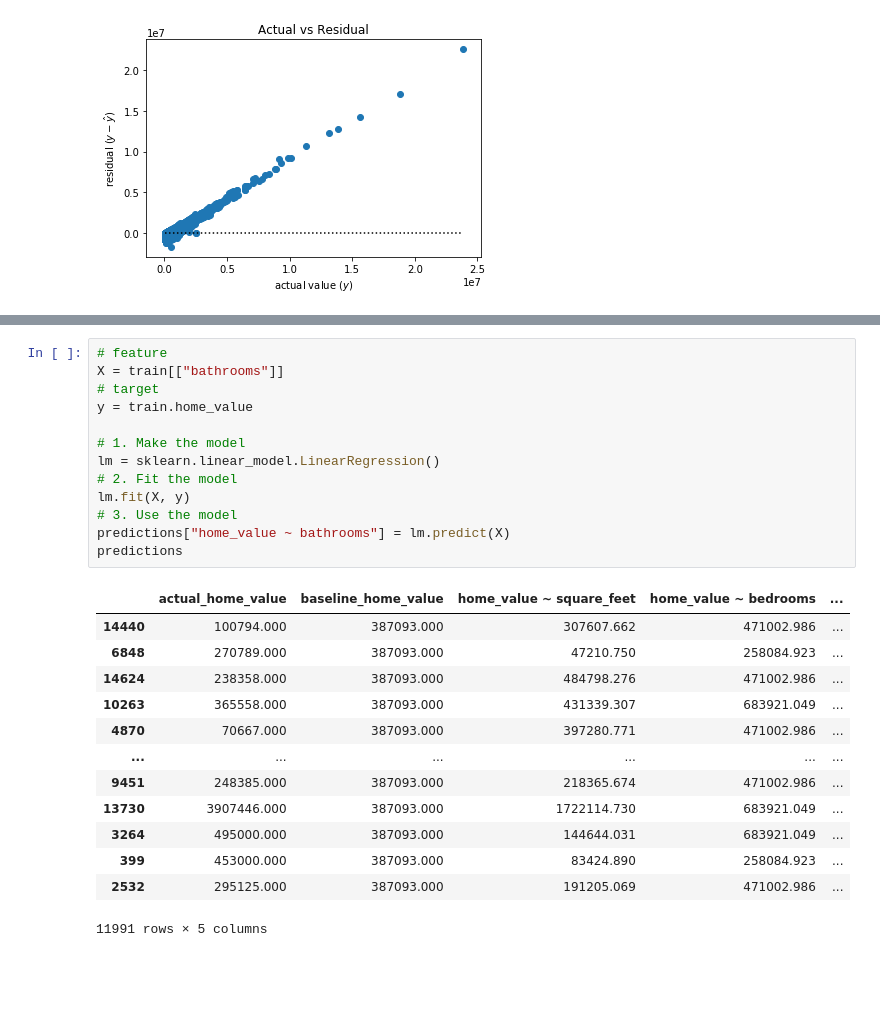
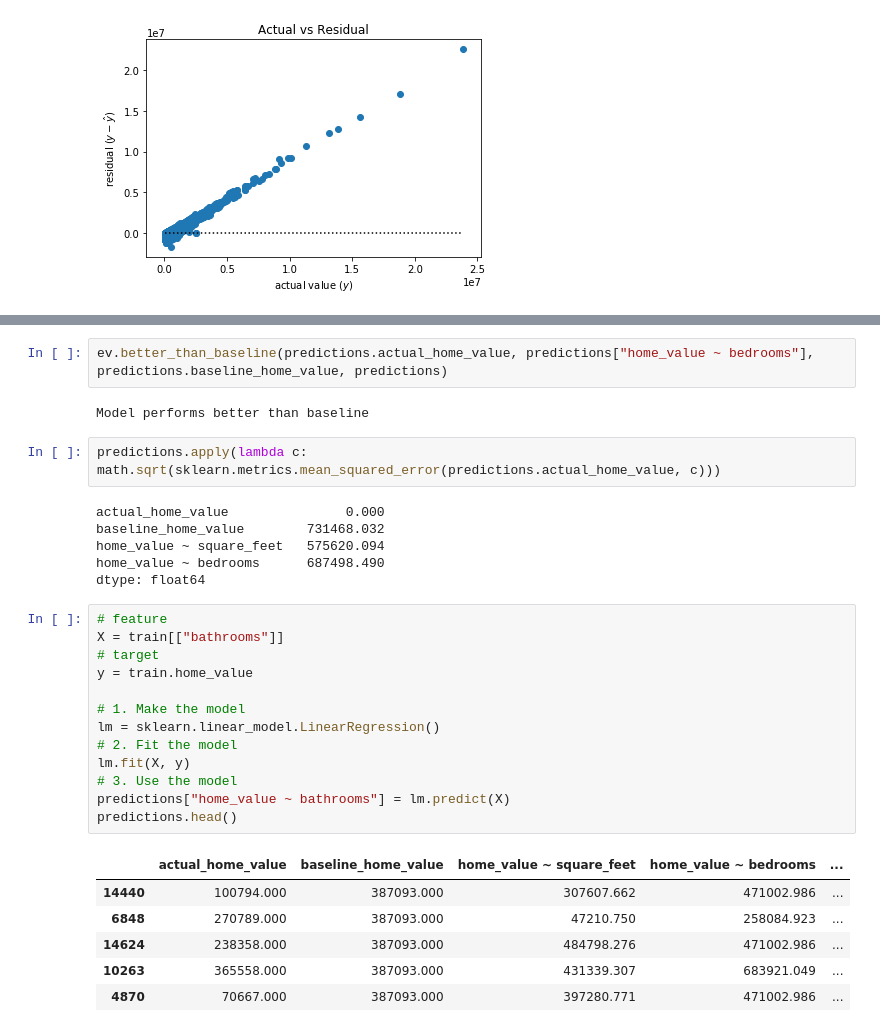
Before and after one commit to aleclhartman/zillow_project, a Jupyter notebook: zillow_project_pipeline.ipynb, the cells around one changed output, grey strips where cells are left out. Drawn from its saved outputs; the diff is of its cells as text; blank space fills up the shorter version.

```diff
--- a/zillow_project_pipeline.ipynb
+++ b/zillow_project_pipeline.ipynb
@@ -354,27 +337,32 @@ plt.show()
+# %%
+ev.better_than_baseline(predictions.actual_home_value, predictions["home_value ~ bedrooms"], predictions.baseline_home_value, predictions)
+# %% [output]
+Model performs better than baseline
+# %%
+predictions.apply(lambda c: math.sqrt(sklearn.metrics.mean_squared_error(predictions.actual_home_value, c)))
+# %% [output]
+actual_home_value               0.000
+baseline_home_value        731468.032
+home_value ~ square_feet   575620.094
+home_value ~ bedrooms      687498.490
+dtype: float64
 # %%
 # feature
 X = train[["bathrooms"]]
 # target
 y = train.home_value
 
 # 1. Make the model
 lm = sklearn.linear_model.LinearRegression()
 # 2. Fit the model
 lm.fit(X, y)
 # 3. Use the model
 predictions["home_value ~ bathrooms"] = lm.predict(X)
-predictions
+predictions.head()
 # %% [output]
 |  | actual_home_value | baseline_home_value | home_value ~ square_feet | home_value ~ bedrooms | ... |
 | 14440 | 100794.000 | 387093.000 | 307607.662 | 471002.986 | ... |
 | 6848 | 270789.000 | 387093.000 | 47210.750 | 258084.923 | ... |
 | 14624 | 238358.000 | 387093.000 | 484798.276 | 471002.986 | ... |
 | 10263 | 365558.000 | 387093.000 | 431339.307 | 683921.049 | ... |
 | 4870 | 70667.000 | 387093.000 | 397280.771 | 471002.986 | ... |
-| ... | ... | ... | ... | ... | ... |
-| 9451 | 248385.000 | 387093.000 | 218365.674 | 471002.986 | ... |
-| 13730 | 3907446.000 | 387093.000 | 1722114.730 | 683921.049 | ... |
-| 3264 | 495000.000 | 387093.000 | 144644.031 | 683921.049 | ... |
-| 399 | 453000.000 | 387093.000 | 83424.890 | 258084.923 | ... |
-| 2532 | 295125.000 | 387093.000 | 191205.069 | 471002.986 | ... |
-11991 rows × 5 columns
```
Also changed, not shown: parts of 21 cells of this notebook, 1 other file.
